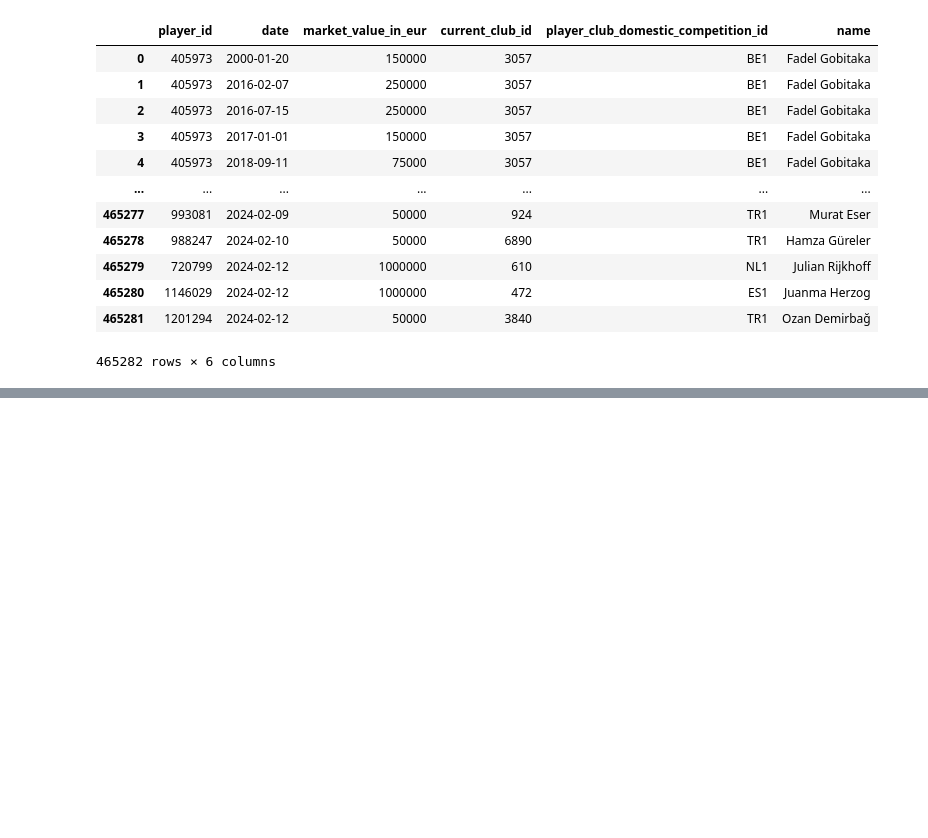
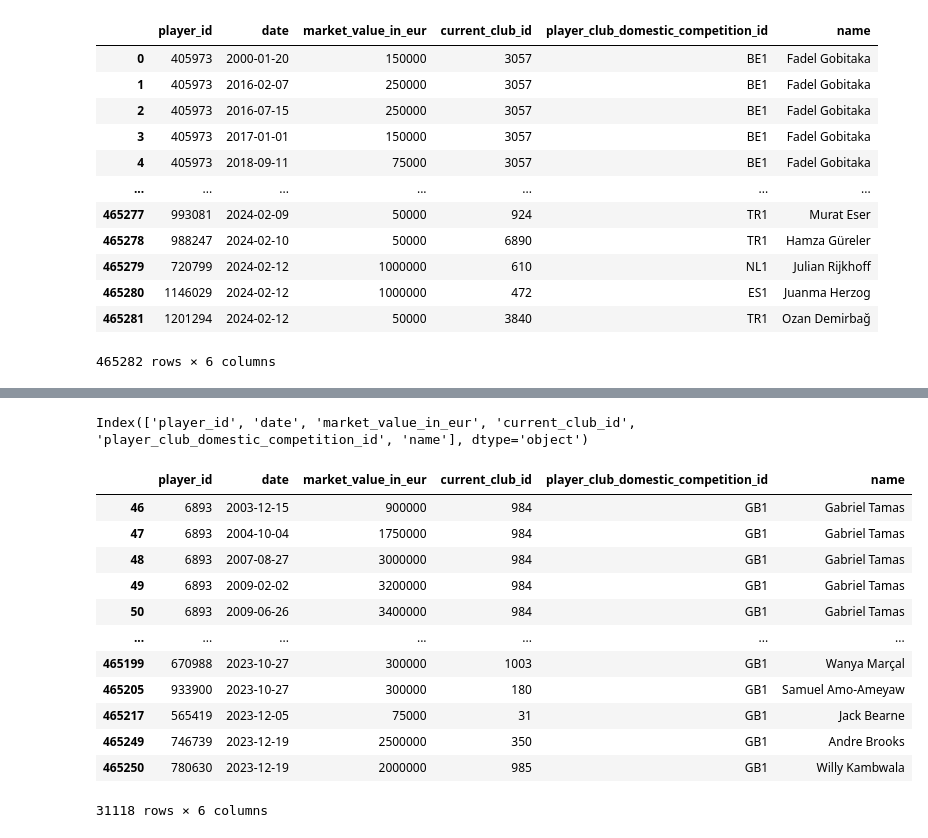
Before and after one commit to JackBenadon/DS440-Project, a Jupyter notebook: Pre_processing.ipynb, the cells around one changed output, grey strips where cells are left out. Saved outputs shown, nothing was run; the diff lists cells and outputs as text; code cells hidden in the pictures; blank space fills up the shorter version.

```diff
--- a/Pre_processing.ipynb
+++ b/Pre_processing.ipynb
@@ -90,0 +70,21 @@ Successfully installed pydantic-1.10.8 pyfotmob-0.0.3 python-benedict-0.32.0 pyt
+# %%
+print(merged_table.columns)
+# %% [output]
+Index(['player_id', 'date', 'market_value_in_eur', 'current_club_id', 'player_club_domestic_competition_id', 'name'], dtype='object')
+# %%
+filtered_df = merged_table[merged_table['player_club_domestic_competition_id'] == 'GB1']
+filtered_df
+# %% [output]
+|  | player_id | date | market_value_in_eur | current_club_id | player_club_domestic_competition_id | name |
+| 46 | 6893 | 2003-12-15 | 900000 | 984 | GB1 | Gabriel Tamas |
+| 47 | 6893 | 2004-10-04 | 1750000 | 984 | GB1 | Gabriel Tamas |
+| 48 | 6893 | 2007-08-27 | 3000000 | 984 | GB1 | Gabriel Tamas |
+| 49 | 6893 | 2009-02-02 | 3200000 | 984 | GB1 | Gabriel Tamas |
+| 50 | 6893 | 2009-06-26 | 3400000 | 984 | GB1 | Gabriel Tamas |
+| ... | ... | ... | ... | ... | ... | ... |
+| 465199 | 670988 | 2023-10-27 | 300000 | 1003 | GB1 | Wanya Marçal |
+| 465205 | 933900 | 2023-10-27 | 300000 | 180 | GB1 | Samuel Amo-Ameyaw |
+| 465217 | 565419 | 2023-12-05 | 75000 | 31 | GB1 | Jack Bearne |
+| 465249 | 746739 | 2023-12-19 | 2500000 | 350 | GB1 | Andre Brooks |
+| 465250 | 780630 | 2023-12-19 | 2000000 | 985 | GB1 | Willy Kambwala |
+31118 rows × 6 columns
```
Also changed, not shown: parts of 4 cells of this notebook.
